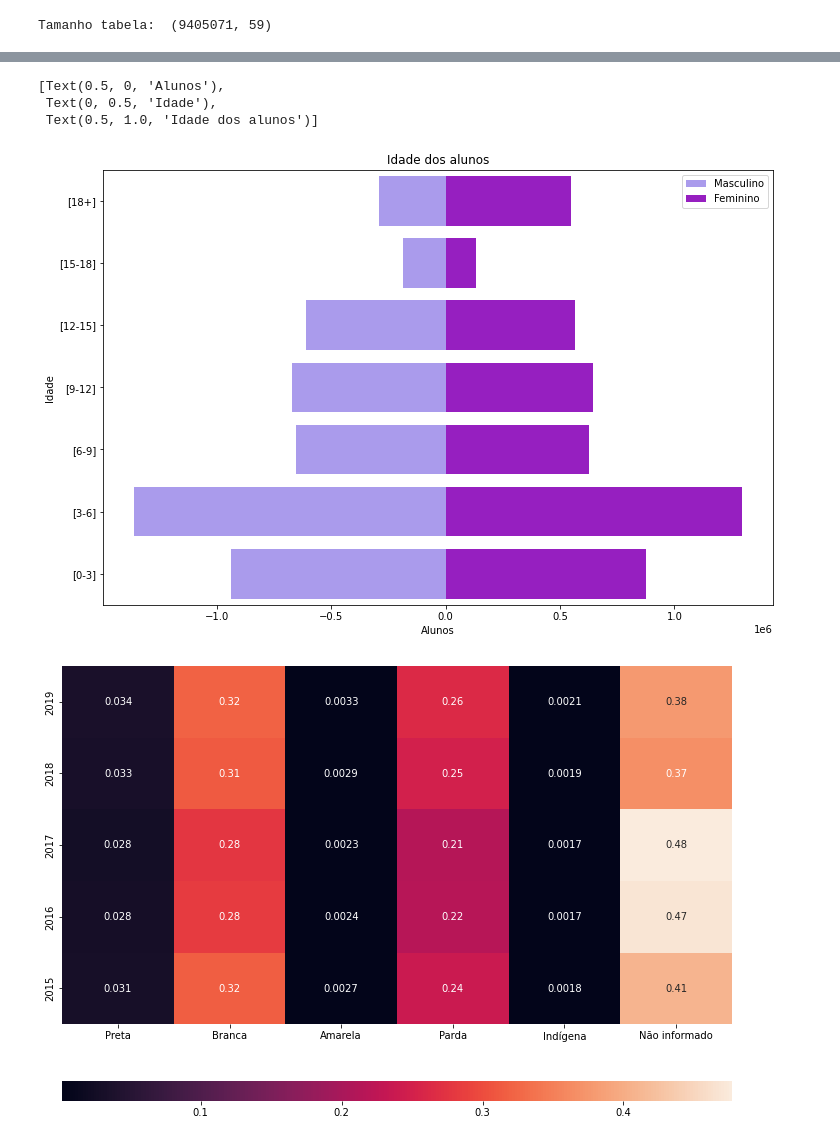
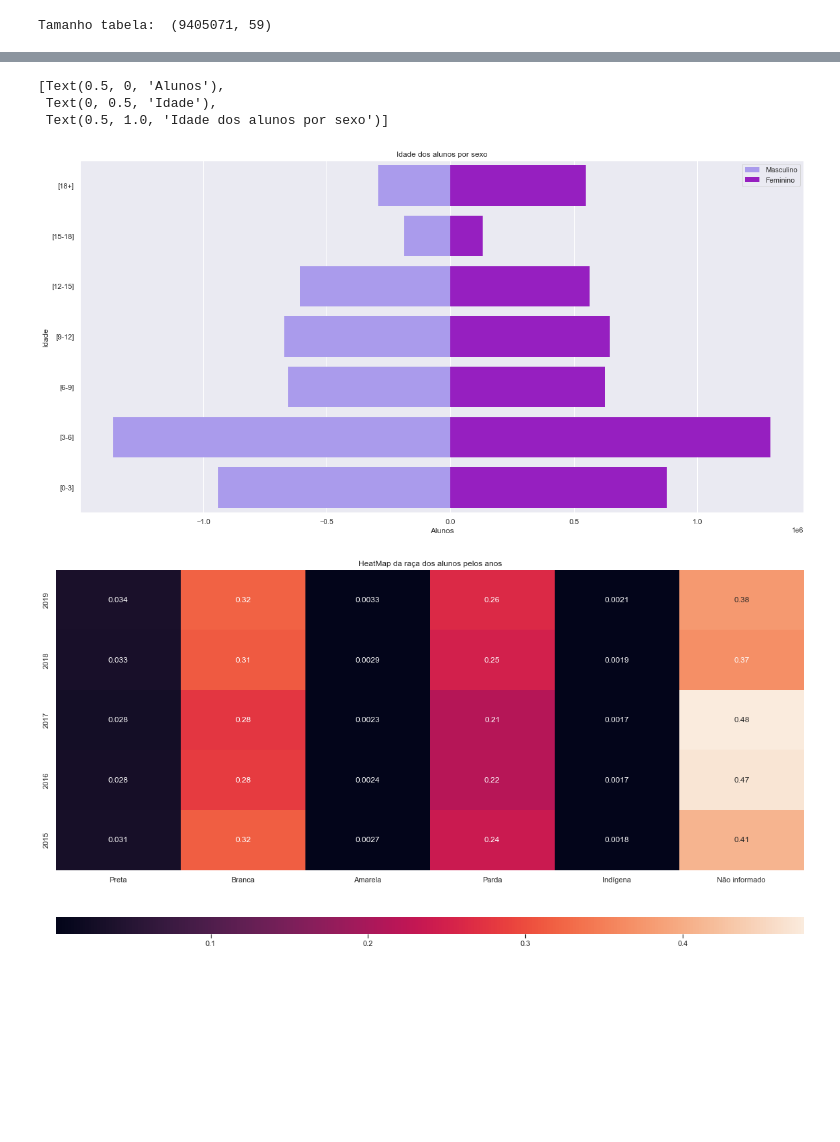
Before and after one commit to EnzoItaliano/visualizacao-dados, a Jupyter notebook: Microdados matriculas.ipynb, the cells around one changed output, grey strips where cells are left out. Saved outputs shown, nothing was run; the diff lists cells and outputs as text; code cells hidden in the pictures; blank space fills up the shorter version.

```diff
--- a/Microdados matriculas.ipynb
+++ b/Microdados matriculas.ipynb
@@ -2,12 +2,15 @@
 # Visualização dos microdados das matriculas da rede municipal de educação do município de SP
 # %%
 import pandas as pd
-from wordcloud import WordCloud
+import numpy as np
 import matplotlib.pyplot as plt
 import seaborn as sns
+import plotly.express as px
 import plotly.graph_objects as go
-import numpy as np
-import plotly.express as px
+from wordcloud import WordCloud, STOPWORDS
+from PIL import Image
+
+sns.set(rc={'figure.figsize':(20,10)})
 # %%
 # anos = ['2020', '2019', '2018', '2017', '2016', '2015', '2014', '2013', '2012']
 anos = ['2019', '2018', '2017', '2016', '2015', '2014', '2013', '2012']
@@ -222,26 +230,23 @@ for i, column in enumerate(columns[1:]):
                         line_shape='linear'))
 fig.show()
 # %%
-import numpy as np
-import seaborn as sns
-
 df = pd.DataFrame({
     'Idade': ['[0-3]', '[3-6]', '[6-9]', '[9-12]', '[12-15]', '[15-18]', '[18+]'],
     'Masculino': [np.sum(y.loc[y['CD_SEXO'] == 'M']['[0-3]']) * -1, np.sum(y.loc[y['CD_SEXO'] == 'M']['[3-6]']) * -1, np.sum(y.loc[y['CD_SEXO'] == 'M']['[6-9]']) * -1, np.sum(y.loc[y['CD_SEXO'] == 'M']['[9-12]']) * -1, np.sum(y.loc[y['CD_SEXO'] == 'M']['[12-15]']) * -1, np.sum(y.loc[y['CD_SEXO'] == 'M']['[15-18]']) * -1, np.sum(y.loc[y['CD_SEXO'] == 'M']['[18+]']) * -1],
     'Feminino': [np.sum(y.loc[y['CD_SEXO'] == 'F']['[0-3]']), np.sum(y.loc[y['CD_SEXO'] == 'F']['[3-6]']), np.sum(y.loc[y['CD_SEXO'] == 'F']['[6-9]']), np.sum(y.loc[y['CD_SEXO'] == 'F']['[9-12]']), np.sum(y.loc[y['CD_SEXO'] == 'F']['[12-15]']), np.sum(y.loc[y['CD_SEXO'] == 'F']['[15-18]']), np.sum(y.loc[y['CD_SEXO'] == 'F']['[18+]'])]
 })
 
 AgeClass = ['[18+]', '[15-18]', '[12-15]', '[9-12]', '[6-9]', '[3-6]', '[0-3]']
 
 bar_plot = sns.barplot(x='Masculino', y='Idade', data=df, order=AgeClass, lw=0, label='Masculino', color='#A18DFA')
 bar_plot = sns.barplot(x='Feminino', y='Idade', data=df, order=AgeClass, lw=0, label='Feminino', color='#A304DB')
 bar_plot.legend()
-bar_plot.set(xlabel="Alunos", ylabel="Idade", title = "Idade dos alunos")
+bar_plot.set(xlabel="Alunos", ylabel="Idade", title = "Idade dos alunos por sexo")
 # %% [output]
 [Text(0.5, 0, 'Alunos'),
  Text(0, 0.5, 'Idade'),
- Text(0.5, 1.0, 'Idade dos alunos')]
+ Text(0.5, 1.0, 'Idade dos alunos por sexo')]
-[figure, old version]
+[figure, new version]
 # %%
 dfhm = pd.DataFrame([\
     [y.loc[y['AN_LETIVO'] == 2019]['CD_RACA_COR'].value_counts(normalize=True)[2], y.loc[y['AN_LETIVO'] == 2019]['CD_RACA_COR'].value_counts(normalize=True)[1], y.loc[y['AN_LETIVO'] == 2019]['CD_RACA_COR'].value_counts(normalize=True)[4], y.loc[y['AN_LETIVO'] == 2019]['CD_RACA_COR'].value_counts(normalize=True)[3], y.loc[y['AN_LETIVO'] == 2019]['CD_RACA_COR'].value_counts(normalize=True)[5], y.loc[y['AN_LETIVO'] == 2019]['CD_RACA_COR'].value_counts(normalize=True)[6]],\
@@ -259,5 +264,7 @@ ax = sns.heatmap(dfhm, ax=ax,
                  cbar_kws={"orientation": "horizontal"},
                  yticklabels=['2019', '2018', '2017', '2016', '2015'],
                  annot=True)
+ax.set_title('HeatMap da raça dos alunos pelos anos')
+plt.show()
 # %% [output]
-[figure, old version]
+[figure, new version]
```
Also changed, not shown: parts of 5 cells of this notebook, 8 other files.
